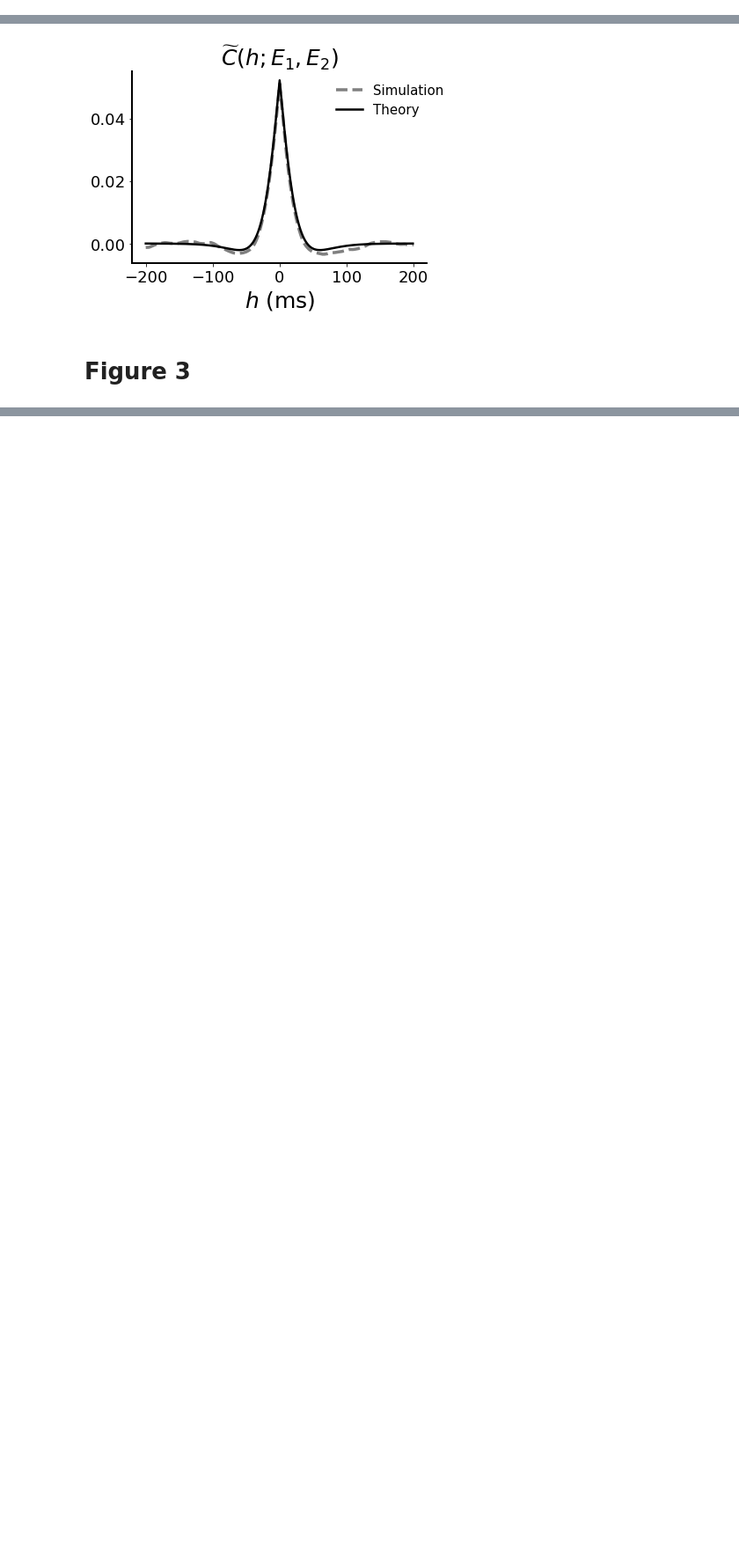
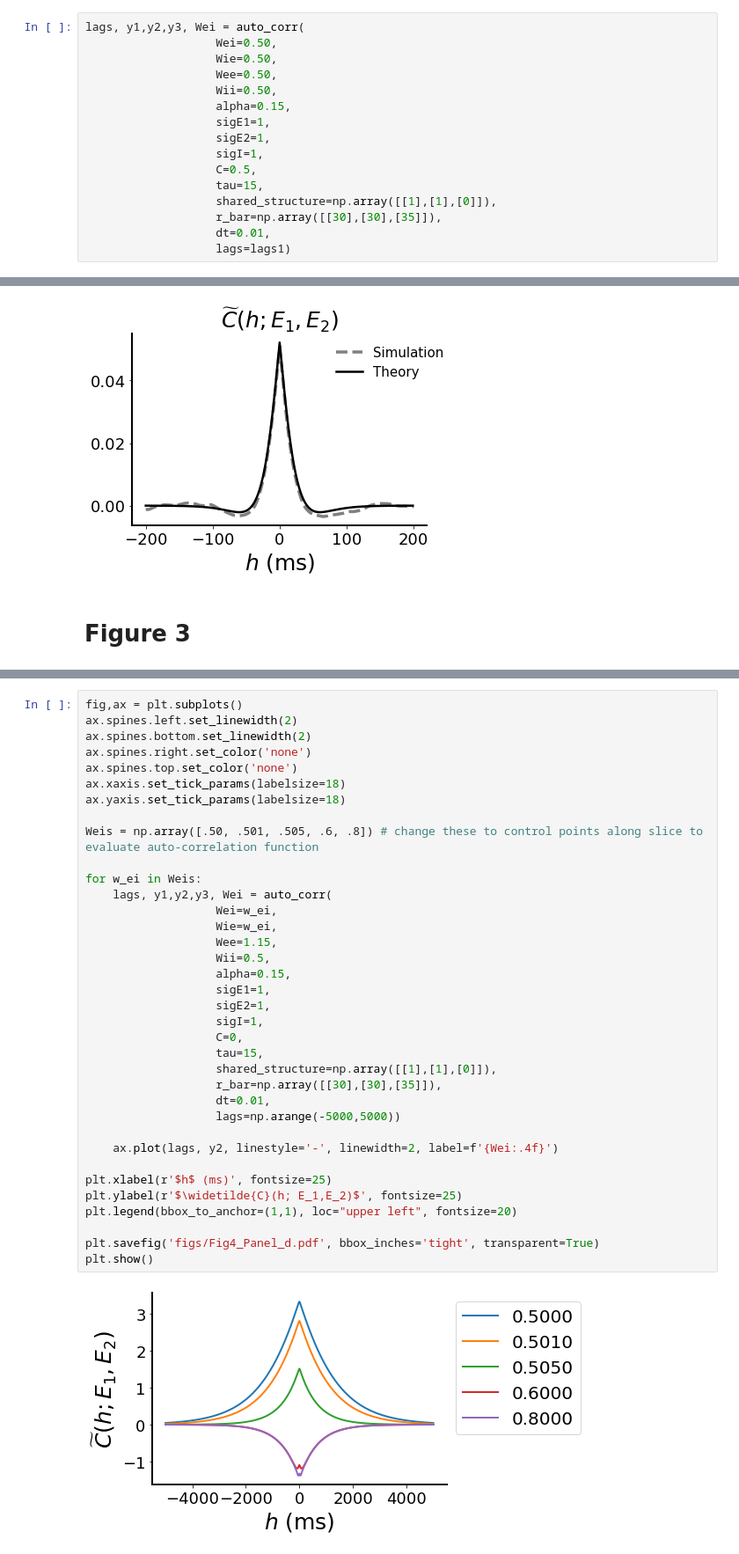
Before and after one commit to alexnegron/The-nature-of-correlated-variability-in-segregated-cortical-excitatory-subnetworks, a Jupyter notebook: figures.ipynb, the cells around one changed output, grey strips where cells are left out. Shown: that part at 88% size. Saved outputs shown, nothing was run; the diff lists cells and outputs as text; blank space fills up the shorter version.

```diff
--- a/figures.ipynb
+++ b/figures.ipynb
@@ -358,3 +292,19 @@ y3 = [x[0,2] for x in acf]
+# %%
+lags, y1,y2,y3, Wei = auto_corr(
+                   Wei=0.50,
+                   Wie=0.50,
+                   Wee=0.50,
+                   Wii=0.50,
+                   alpha=0.15,
+                   sigE1=1,
+                   sigE2=1,
+                   sigI=1,
+                   C=0.5,
+                   tau=15,
+                   shared_structure=np.array([[1],[1],[0]]),
+                   r_bar=np.array([[30],[30],[35]]),
+                   dt=0.01,
+                   lags=lags1)
 # %%
 fig, ax = plt. subplots()
 ax.spines.left.set_linewidth(2)
@@ -396,0 +449,38 @@ plt.show()
+# %%
+fig,ax = plt.subplots()
+ax.spines.left.set_linewidth(2)
+ax.spines.bottom.set_linewidth(2)
+ax.spines.right.set_color('none')
+ax.spines.top.set_color('none')
+ax.xaxis.set_tick_params(labelsize=18)
+ax.yaxis.set_tick_params(labelsize=18)
+
+Weis = np.array([.50, .501, .505, .6, .8]) # change these to control points along slice to evaluate auto-correlation function
+
+for w_ei in Weis:
+    lags, y1,y2,y3, Wei = auto_corr(
+                   Wei=w_ei,
+                   Wie=w_ei,
+                   Wee=1.15,
+                   Wii=0.5,
+                   alpha=0.15,
+                   sigE1=1,
+                   sigE2=1,
+                   sigI=1,
+                   C=0,
+                   tau=15,
+                   shared_structure=np.array([[1],[1],[0]]),
+                   r_bar=np.array([[30],[30],[35]]),
+                   dt=0.01,
+                   lags=np.arange(-5000,5000))
+
+    ax.plot(lags, y2, linestyle='-', linewidth=2, label=f'{Wei:.4f}')
+
+plt.xlabel(r'$h$ (ms)', fontsize=25)
+plt.ylabel(r'$\widetilde{C}(h; E_1,E_2)$', fontsize=25)
+plt.legend(bbox_to_anchor=(1,1), loc="upper left", fontsize=20)
+
+plt.savefig('figs/Fig4_Panel_d.pdf', bbox_inches='tight', transparent=True)
+plt.show()
+# %% [output]
+[figure, added]
```
Also changed, not shown: parts of 44 cells of this notebook, 7 other files.
